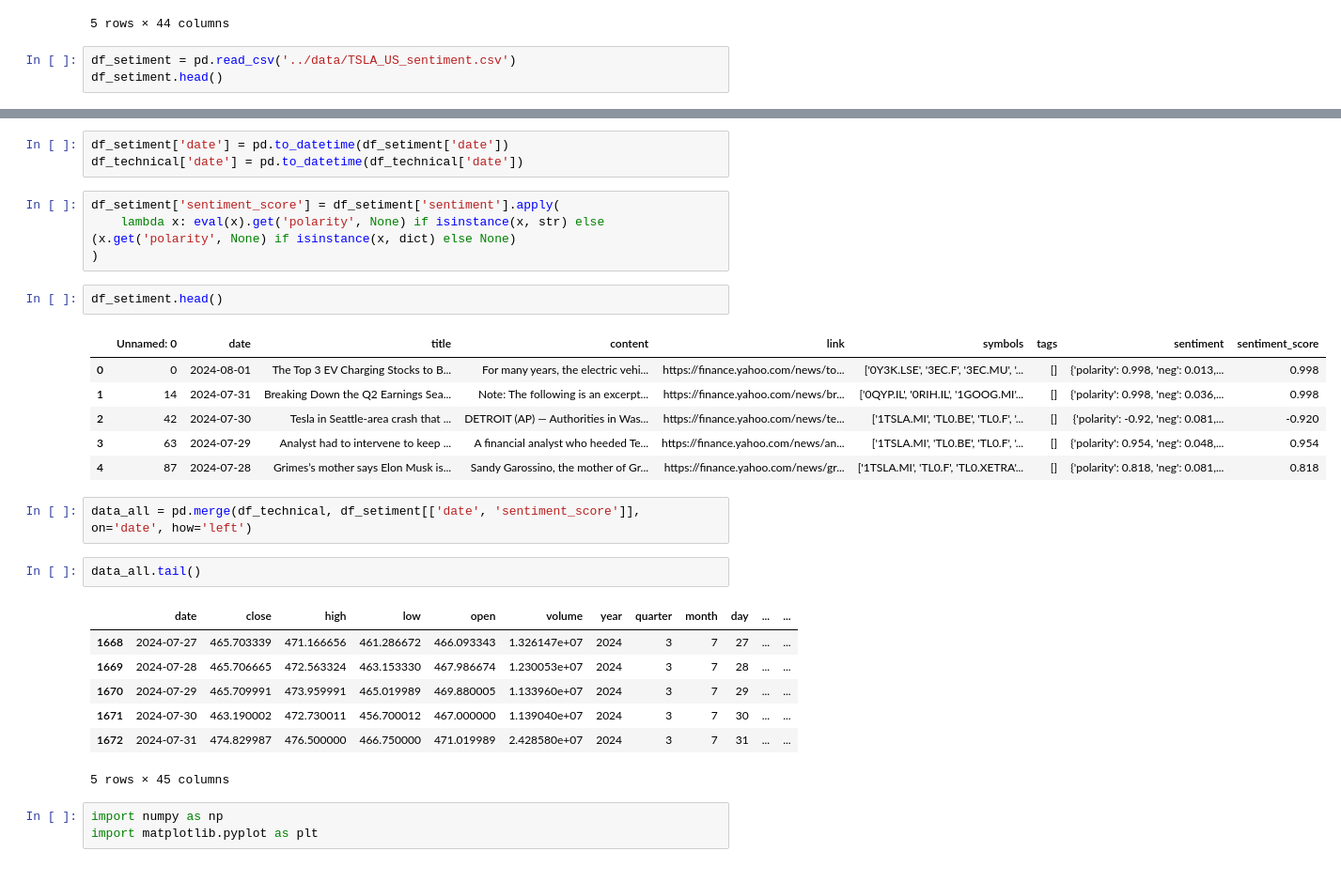
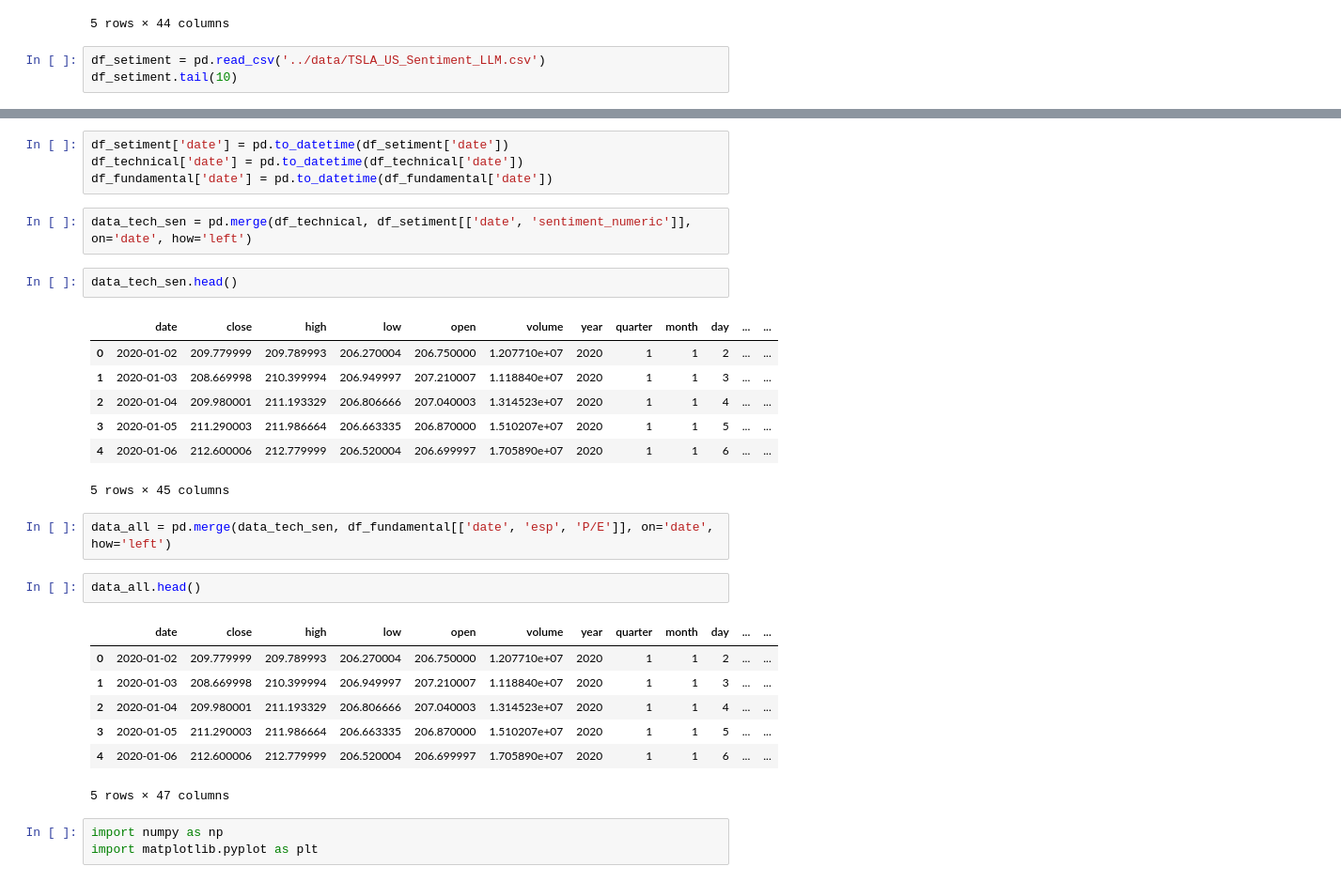
Before and after one commit to quoctoandang/ANALYSIS-AND-FORECASTING-OF-STOCK-PRICES-BASED-ON-TIME-SERIES, a Jupyter notebook: notebook/data_preprocessing.ipynb, the cells around one changed output, grey strips where cells are left out. Shown: that part at 94% size. Cells and saved outputs as stored; diff of their text form.

```diff
--- a/notebook/data_preprocessing.ipynb
+++ b/notebook/data_preprocessing.ipynb
@@ -12,6 +12,6 @@ df_technical.tail()
 | 1672 | 2024-07-31 | 474.829987 | 476.500000 | 466.750000 | 471.019989 | 2.428580e+07 | 2024 | 3 | 7 | 31 | ... | ... |
 5 rows × 44 columns
 # %%
-df_setiment = pd.read_csv('../data/TSLA_US_sentiment.csv')
-df_setiment.head()
+df_setiment = pd.read_csv('../data/TSLA_US_Sentiment_LLM.csv')
+df_setiment.tail(10)
 # %% [output]
@@ -24,31 +39,31 @@ df_setiment.head()
 # %%
 df_setiment['date'] = pd.to_datetime(df_setiment['date'])
 df_technical['date'] = pd.to_datetime(df_technical['date'])
+df_fundamental['date'] = pd.to_datetime(df_fundamental['date'])
-# %%
-df_setiment['sentiment_score'] = df_setiment['sentiment'].apply(
-    lambda x: eval(x).get('polarity', None) if isinstance(x, str) else (x.get('polarity', None) if isinstance(x, dict) else None)
-)
+# %%
+data_tech_sen = pd.merge(df_technical, df_setiment[['date', 'sentiment_numeric']], on='date', how='left')
 # %%
-df_setiment.head()
+data_tech_sen.head()
 # %% [output]
-|  | Unnamed: 0 | date | title | content | link | symbols | tags | sentiment | sentiment_score |
-| 0 | 0 | 2024-08-01 | The Top 3 EV Charging Stocks to B... | For many years, the electric vehi... | https://finance.yahoo.com/news/to... | ['0Y3K.LSE', '3EC.F', '3EC.MU', '... | [] | {'polarity': 0.998, 'neg': 0.013,... | 0.998 |
-| 1 | 14 | 2024-07-31 | Breaking Down the Q2 Earnings Sea... | Note: The following is an excerpt... | https://finance.yahoo.com/news/br... | ['0QYP.IL', '0RIH.IL', '1GOOG.MI'... | [] | {'polarity': 0.998, 'neg': 0.036,... | 0.998 |
-| 2 | 42 | 2024-07-30 | Tesla in Seattle-area crash that ... | DETROIT (AP) — Authorities in Was... | https://finance.yahoo.com/news/te... | ['1TSLA.MI', 'TL0.BE', 'TL0.F', '... | [] | {'polarity': -0.92, 'neg': 0.081,... | -0.920 |
-| 3 | 63 | 2024-07-29 | Analyst had to intervene to keep ... | A financial analyst who heeded Te... | https://finance.yahoo.com/news/an... | ['1TSLA.MI', 'TL0.BE', 'TL0.F', '... | [] | {'polarity': 0.954, 'neg': 0.048,... | 0.954 |
-| 4 | 87 | 2024-07-28 | Grimes’s mother says Elon Musk is... | Sandy Garossino, the mother of Gr... | https://finance.yahoo.com/news/gr... | ['1TSLA.MI', 'TL0.F', 'TL0.XETRA'... | [] | {'polarity': 0.818, 'neg': 0.081,... | 0.818 |
+|  | date | close | high | low | open | volume | year | quarter | month | day | ... | ... |
+| 0 | 2020-01-02 | 209.779999 | 209.789993 | 206.270004 | 206.750000 | 1.207710e+07 | 2020 | 1 | 1 | 2 | ... | ... |
+| 1 | 2020-01-03 | 208.669998 | 210.399994 | 206.949997 | 207.210007 | 1.118840e+07 | 2020 | 1 | 1 | 3 | ... | ... |
+| 2 | 2020-01-04 | 209.980001 | 211.193329 | 206.806666 | 207.040003 | 1.314523e+07 | 2020 | 1 | 1 | 4 | ... | ... |
+| 3 | 2020-01-05 | 211.290003 | 211.986664 | 206.663335 | 206.870000 | 1.510207e+07 | 2020 | 1 | 1 | 5 | ... | ... |
+| 4 | 2020-01-06 | 212.600006 | 212.779999 | 206.520004 | 206.699997 | 1.705890e+07 | 2020 | 1 | 1 | 6 | ... | ... |
+5 rows × 45 columns
 # %%
-data_all = pd.merge(df_technical, df_setiment[['date', 'sentiment_score']], on='date', how='left')
+data_all = pd.merge(data_tech_sen, df_fundamental[['date', 'esp', 'P/E']], on='date', how='left')
 # %%
-data_all.tail()
+data_all.head()
 # %% [output]
 |  | date | close | high | low | open | volume | year | quarter | month | day | ... | ... |
-| 1668 | 2024-07-27 | 465.703339 | 471.166656 | 461.286672 | 466.093343 | 1.326147e+07 | 2024 | 3 | 7 | 27 | ... | ... |
-| 1669 | 2024-07-28 | 465.706665 | 472.563324 | 463.153330 | 467.986674 | 1.230053e+07 | 2024 | 3 | 7 | 28 | ... | ... |
-| 1670 | 2024-07-29 | 465.709991 | 473.959991 | 465.019989 | 469.880005 | 1.133960e+07 | 2024 | 3 | 7 | 29 | ... | ... |
-| 1671 | 2024-07-30 | 463.190002 | 472.730011 | 456.700012 | 467.000000 | 1.139040e+07 | 2024 | 3 | 7 | 30 | ... | ... |
-| 1672 | 2024-07-31 | 474.829987 | 476.500000 | 466.750000 | 471.019989 | 2.428580e+07 | 2024 | 3 | 7 | 31 | ... | ... |
+| 0 | 2020-01-02 | 209.779999 | 209.789993 | 206.270004 | 206.750000 | 1.207710e+07 | 2020 | 1 | 1 | 2 | ... | ... |
+| 1 | 2020-01-03 | 208.669998 | 210.399994 | 206.949997 | 207.210007 | 1.118840e+07 | 2020 | 1 | 1 | 3 | ... | ... |
+| 2 | 2020-01-04 | 209.980001 | 211.193329 | 206.806666 | 207.040003 | 1.314523e+07 | 2020 | 1 | 1 | 4 | ... | ... |
+| 3 | 2020-01-05 | 211.290003 | 211.986664 | 206.663335 | 206.870000 | 1.510207e+07 | 2020 | 1 | 1 | 5 | ... | ... |
+| 4 | 2020-01-06 | 212.600006 | 212.779999 | 206.520004 | 206.699997 | 1.705890e+07 | 2020 | 1 | 1 | 6 | ... | ... |
-5 rows × 45 columns
+5 rows × 47 columns
 # %%
 import numpy as np
 import matplotlib.pyplot as plt
```
Also changed, not shown: parts of 6 cells of this notebook, 47 other files.
